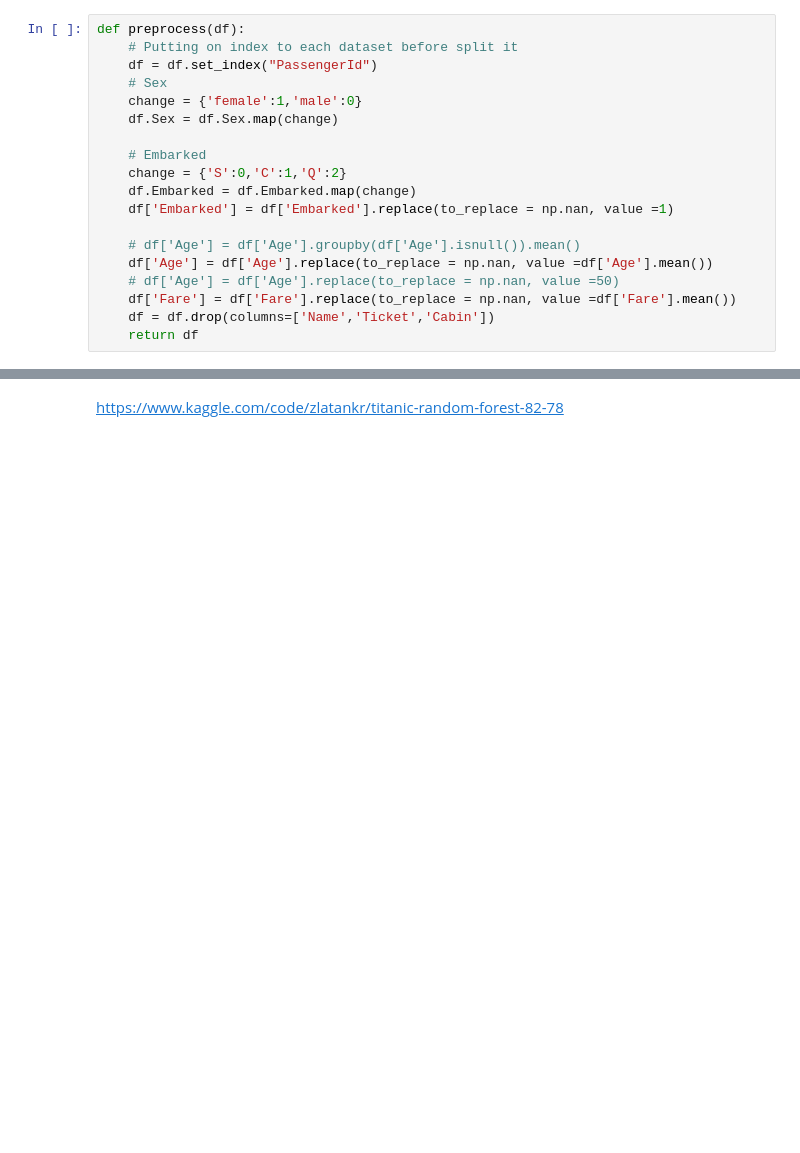
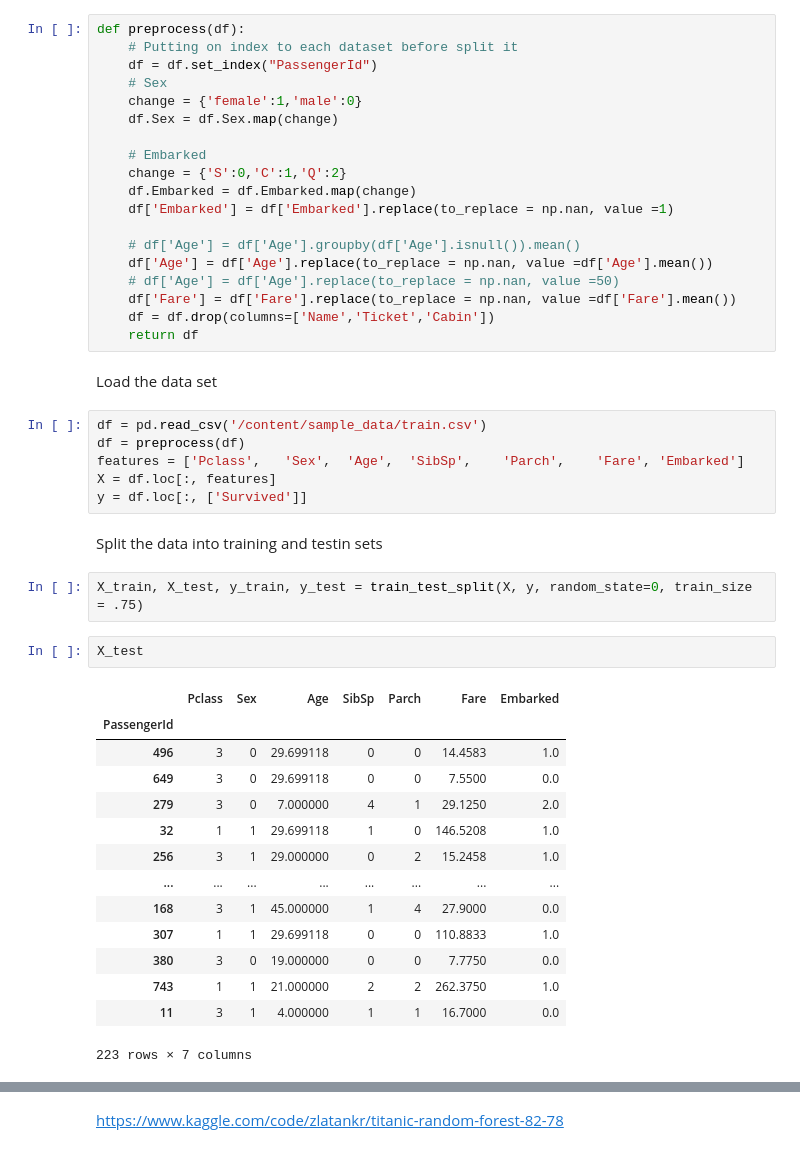
Before and after one commit to OmriMan/Bagging, a Jupyter notebook: Assignment2_Titanic.ipynb, the cells around one changed output, grey strips where cells are left out. Drawn from its saved outputs; the diff is of its cells as text; blank space fills up the shorter version.

```diff
--- a/Assignment2_Titanic.ipynb
+++ b/Assignment2_Titanic.ipynb
@@ -33,3 +58,32 @@ def preprocess(df):
     df['Fare'] = df['Fare'].replace(to_replace = np.nan, value =df['Fare'].mean())
     df = df.drop(columns=['Name','Ticket','Cabin'])
     return df
+# %% [markdown]
+Load the data set
+# %%
+df = pd.read_csv('/content/sample_data/train.csv')
+df = preprocess(df)
+features = ['Pclass',	'Sex',	'Age',	'SibSp',	'Parch',	'Fare',	'Embarked']
+X = df.loc[:, features]
+y = df.loc[:, ['Survived']]
+# %% [markdown]
+Split the data into training and testin sets
+# %%
+X_train, X_test, y_train, y_test = train_test_split(X, y, random_state=0, train_size = .75)
+# %%
+X_test
+# %% [output]
+|  | Pclass | Sex | Age | SibSp | Parch | Fare | Embarked |
+| PassengerId |  |  |  |  |  |  |  |
+| 496 | 3 | 0 | 29.699118 | 0 | 0 | 14.4583 | 1.0 |
+| 649 | 3 | 0 | 29.699118 | 0 | 0 | 7.5500 | 0.0 |
+| 279 | 3 | 0 | 7.000000 | 4 | 1 | 29.1250 | 2.0 |
+| 32 | 1 | 1 | 29.699118 | 1 | 0 | 146.5208 | 1.0 |
+| 256 | 3 | 1 | 29.000000 | 0 | 2 | 15.2458 | 1.0 |
+| ... | ... | ... | ... | ... | ... | ... | ... |
+| 168 | 3 | 1 | 45.000000 | 1 | 4 | 27.9000 | 0.0 |
+| 307 | 1 | 1 | 29.699118 | 0 | 0 | 110.8833 | 1.0 |
+| 380 | 3 | 0 | 19.000000 | 0 | 0 | 7.7750 | 0.0 |
+| 743 | 1 | 1 | 21.000000 | 2 | 2 | 262.3750 | 1.0 |
+| 11 | 3 | 1 | 4.000000 | 1 | 1 | 16.7000 | 0.0 |
+223 rows × 7 columns
```
Also changed, not shown: parts of 30 cells of this notebook.
